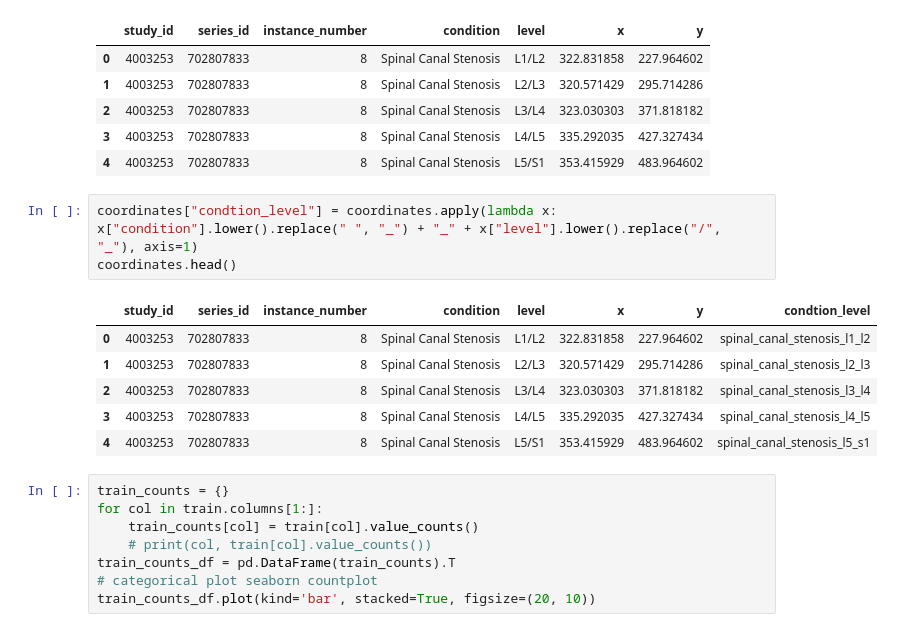
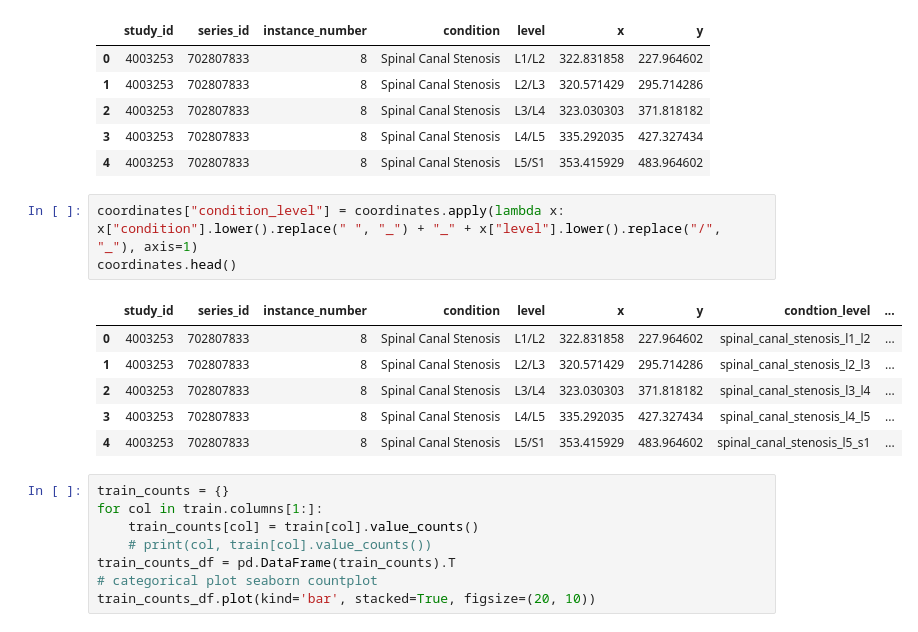
Before and after one commit to mkurtys/rsnaspine, a Jupyter notebook: explore.ipynb, the cells around one changed output. Cells and saved outputs as stored; diff of their text form.

```diff
--- a/explore.ipynb
+++ b/explore.ipynb
@@ -179,15 +299,15 @@ coordinates.head()
 | 3 | 4003253 | 702807833 | 8 | Spinal Canal Stenosis | L4/L5 | 335.292035 | 427.327434 |
 | 4 | 4003253 | 702807833 | 8 | Spinal Canal Stenosis | L5/S1 | 353.415929 | 483.964602 |
 # %%
-coordinates["condtion_level"] = coordinates.apply(lambda x: x["condition"].lower().replace(" ", "_") + "_" + x["level"].lower().replace("/", "_"), axis=1)
+coordinates["condition_level"] = coordinates.apply(lambda x: x["condition"].lower().replace(" ", "_") + "_" + x["level"].lower().replace("/", "_"), axis=1)
 coordinates.head()
 # %% [output]
-|  | study_id | series_id | instance_number | condition | level | x | y | condtion_level |
-| 0 | 4003253 | 702807833 | 8 | Spinal Canal Stenosis | L1/L2 | 322.831858 | 227.964602 | spinal_canal_stenosis_l1_l2 |
-| 1 | 4003253 | 702807833 | 8 | Spinal Canal Stenosis | L2/L3 | 320.571429 | 295.714286 | spinal_canal_stenosis_l2_l3 |
-| 2 | 4003253 | 702807833 | 8 | Spinal Canal Stenosis | L3/L4 | 323.030303 | 371.818182 | spinal_canal_stenosis_l3_l4 |
-| 3 | 4003253 | 702807833 | 8 | Spinal Canal Stenosis | L4/L5 | 335.292035 | 427.327434 | spinal_canal_stenosis_l4_l5 |
-| 4 | 4003253 | 702807833 | 8 | Spinal Canal Stenosis | L5/S1 | 353.415929 | 483.964602 | spinal_canal_stenosis_l5_s1 |
+|  | study_id | series_id | instance_number | condition | level | x | y | condtion_level | ... |
+| 0 | 4003253 | 702807833 | 8 | Spinal Canal Stenosis | L1/L2 | 322.831858 | 227.964602 | spinal_canal_stenosis_l1_l2 | ... |
+| 1 | 4003253 | 702807833 | 8 | Spinal Canal Stenosis | L2/L3 | 320.571429 | 295.714286 | spinal_canal_stenosis_l2_l3 | ... |
+| 2 | 4003253 | 702807833 | 8 | Spinal Canal Stenosis | L3/L4 | 323.030303 | 371.818182 | spinal_canal_stenosis_l3_l4 | ... |
+| 3 | 4003253 | 702807833 | 8 | Spinal Canal Stenosis | L4/L5 | 335.292035 | 427.327434 | spinal_canal_stenosis_l4_l5 | ... |
+| 4 | 4003253 | 702807833 | 8 | Spinal Canal Stenosis | L5/S1 | 353.415929 | 483.964602 | spinal_canal_stenosis_l5_s1 | ... |
 # %%
 train_counts = {}
 for col in train.columns[1:]:
```
Also changed, not shown: parts of 19 cells of this notebook, 14 other files.
